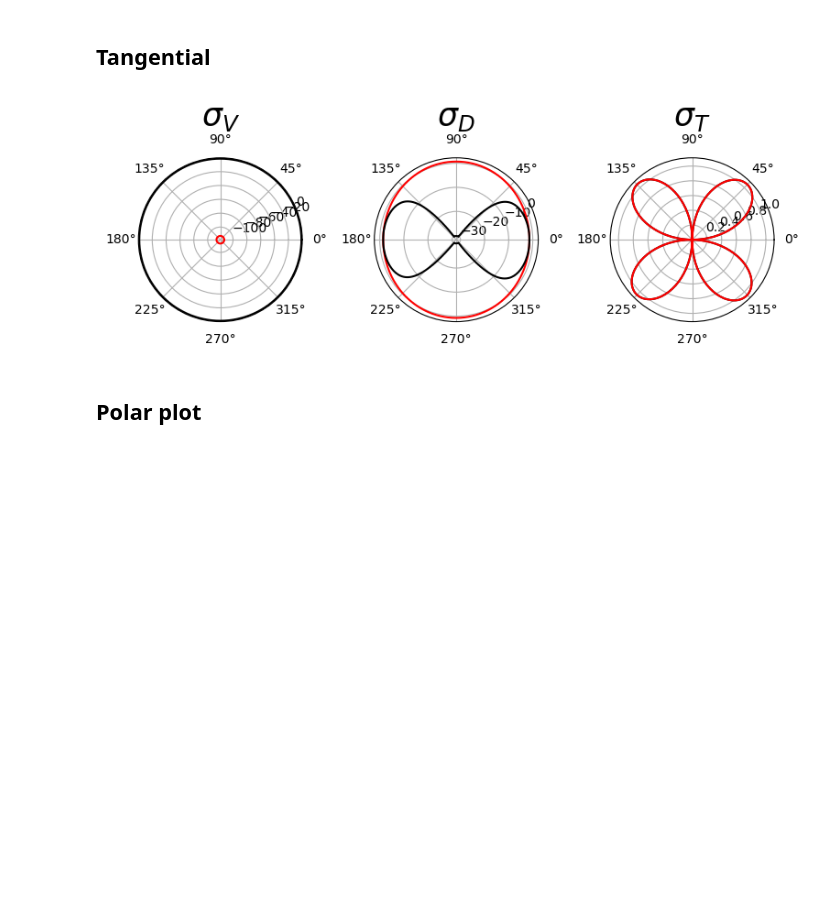
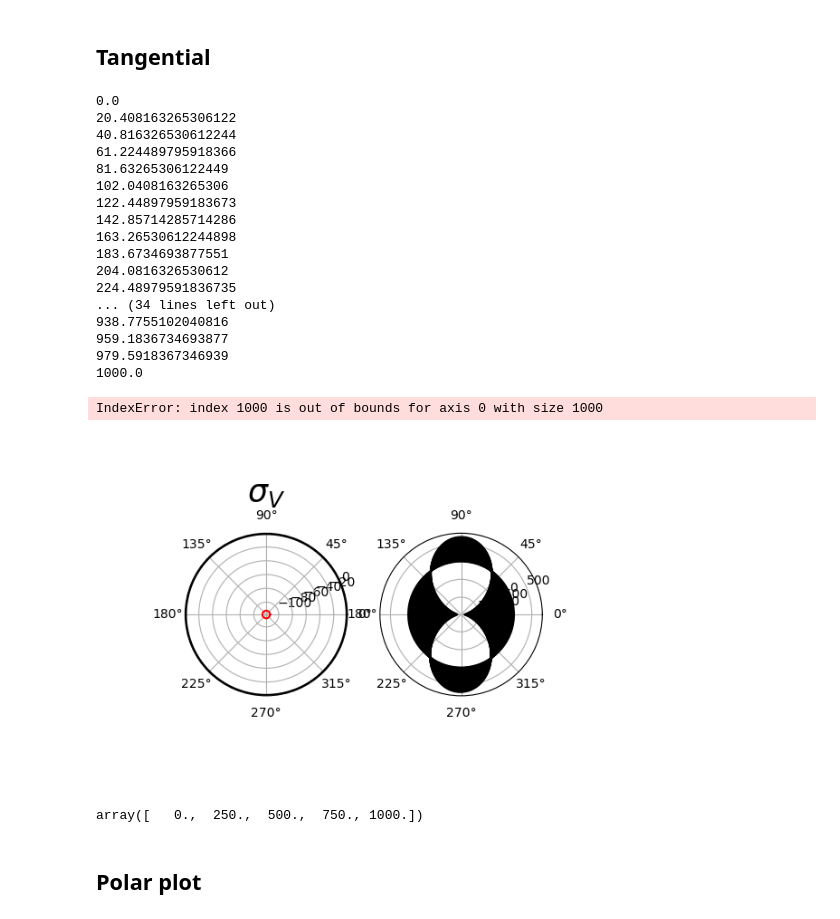
Before and after one commit to maragurue/M7, a Jupyter notebook: Notebooks/19.01.2023.ipynb, the cells around one changed output. Drawn from its saved outputs; the diff is of its cells as text; code cells hidden in the pictures; blank space fills up the shorter version.

```diff
--- a/Notebooks/19.01.2023.ipynb
+++ b/Notebooks/19.01.2023.ipynb
@@ -15,7 +15,7 @@ n_mp = 360
 n_steps = 1000
 delta = np.identity(n_dim)
 # %%
-epsilon_11 = np.linspace(0,-0.0001,n_steps)
+epsilon_11 = np.linspace(0,-0.1,n_steps)
 # %%
 epsilon_ij = np.zeros((len(epsilon_11),n_dim,n_dim))
 # %%
@@ -129,7 +129,7 @@ e_0Nminus=np.zeros(n_mp)
 #loop over each time step
 #c_5_space = np.linspace(0,1,10)
 #for c_5 in c_5_space:
-for j in range(n_steps):
+for j in range(1,n_steps):
     #loop over each microplane
     for i in range(n_mp):
         # predictor for compressive deviatoric stress
@@ -159,6 +159,7 @@ for j in range(n_steps):
 ## Volumetric boundary
 # %%
 s_V = np.zeros_like(e_V)
+e_e = np.zeros_like(e_V)
 s_V_bound = np.zeros_like(e_V)
 k_1= 0.00015
 k_4= 100
@@ -173,8 +174,8 @@ for j in range(1,n_steps):  # NOTE: here you needed to start your simulation for
     for i in range(n_mp):
         s_V_0  = s_V[j-1][i]
         # predictor for compressive volumetric stress
-        e_e = np.max([-s_V_0/E_N_0 ,0])
-        a=(k_5/(1+e_e))*(((epsI-epsII)/k_1)**(c_20))+k_4   # Formula 14  # NOTE: epsI and epsII are scalar values (eigenvalues) that are constant during the whole time step
+        e_e[j][i] = np.max([-s_V_0/E_N_0 ,0])
+        a=(k_5/(1+e_e[j][i]))*(((epsI-epsII)/k_1)**(c_20))+k_4   # Formula 14  # NOTE: epsI and epsII are scalar values (eigenvalues) that are constant during the whole time step
         s_V[j][i] = E_V_0 * e_V[j][i] #s_V[j][i]= s_V_0 + E_V * (e_V[j][i] - e_V[j-1][i])
         s_V_bound[j][i] = -E*k_1*k_3*np.exp(-e_V[j][i]/(k_1*a))     #Formula 13
          # checking if we are crossing the boundary for time step j and microplane i
@@ -206,7 +207,7 @@ c_19 = 1000
 e_0Nplus=np.zeros(n_mp)
 e_0Nminus=np.zeros(n_mp)
 #loop over each time step
-for j in range(n_steps):
+for j in range(1, n_steps):
     #loop over each microplane
     for i in range(n_mp):
         s_N_0 = (e_N[j-1][i]*E_N_0)
@@ -216,11 +217,11 @@ for j in range(n_steps):
             else:
                 E_N[j][i] = E_N_0     #Formula 20
         else:
-            E_N[j][i] = E_N_0*(np.exp((-c_14*np.absolute(e_0Nminus[i]))/(1+c_15*e_e))+c_16*e_e)      #Formula 21 # NOTE: are e_0Nplus and e_0Nminus microplane state variables=? it looks like that, check it. If so, correct it ([j][i])
+            E_N[j][i] = E_N_0*(np.exp((-c_14*np.absolute(e_0Nminus[i]))/(1+c_15*e_e[j][i]))+c_16*e_e[j][i])      #Formula 21 # NOTE: are e_0Nplus and e_0Nminus microplane state variables=? it looks like that, check it. If so, correct it ([j][i])
                                                                                                      # NOTE e_e WRONG. you are taking the last e_e value calculated some other place, CHECK IT. Is it a microplane state variable or from the material point?
         # obtaining normal tensile strain boundary (threshold)
-        bita_1=-c_1 + (c_17)*np.exp(-c_19*(e_e - c_18))     #Formula 23 NOTE : in paper it sayes tensile normal boundary, why did you write compressive??
-        s_N_bound[j][i]=E*k_1*bita_1*np.exp(-(e_N[j][i]-bita_1*c_2*k_1)/(-c_4*e_e*np.sign(e_e)+k_1*c_3))    #Formula 23 # NOTE: here check e_e again!
+        bita_1=-c_1 + (c_17)*np.exp(-c_19*(e_e[j][i] - c_18))     #Formula 23 NOTE : in paper it sayes tensile normal boundary, why did you write compressive??
+        s_N_bound[j][i]=E*k_1*bita_1*np.exp(-(e_N[j][i]-bita_1*c_2*k_1)/(-c_4*e_e[j][i]*np.sign(e_e[j][i])+k_1*c_3))    #Formula 23 # NOTE: here check e_e again!
         # checking if we are crossing the boundary for time step j and microplane i
         # print(s_N[j][i], s_N[j-1][i], E_N, e_N[j][i], e_N[j-1][i])
         s_N[j][i] = s_N[j-1][i] + E_N[j][i] * (e_N[j][i] - e_N[j-1][i])     #Formula 22
@@ -267,40 +268,66 @@ for j in range(1,n_steps):
         else:
             s_T[j][i] = 0.0
 # %%
-#%matplotlib widget
+%matplotlib widget
 s_N_predictor = E_N_0 * e_N
 s_V_predictor = E_V_0 * e_V
 s_D_predictor = E_D_0 * e_D
 s_T_r = E_T_0 * e_T_r
 
 ########SIGMA=V/D twig plot 131 132 133
 
 cm = 1 / 2.54  # centimeters in inches
 plt.figure(figsize=(20*cm, 10*cm))
 rads = np.arange(0, (2 * np.pi), (2 * np.pi) / n_mp)
 plt.subplot(131, projection='polar')
-plt.plot(rads, s_V_predictor[-1, :], 'k')
-plt.plot(rads, s_V[-1, :], 'r')
+plt.plot(rads, s_V_predictor[1, :], 'k')
+plt.plot(rads, s_V[1, :], 'r')
 plt.title(r'$\sigma_V$', fontsize=25)
 plt.tick_params(axis='both', which='major', labelsize=10)
 
 plt.subplot(132, projection='polar')
-plt.plot(rads, s_D_predictor[-1, :], 'r')
-plt.plot(rads, s_D[-1, :], 'k')
+# plt.plot(rads, s_D_predictor[1, :], 'r')
+selected_t_step = np.linspace(0,len(s_D), 50)
+for i in selected_t_step:
+    print(i)
+    # plt.plot(rads, s_D[1, :], 'k')
+    plt.plot(rads, s_D_predictor[int(i), :], 'k')
 plt.title(r'$\sigma_D$', fontsize=25)
 plt.tick_params(axis='both', which='major', labelsize=10)
 
 plt.subplot(133, projection='polar')
 # for i in range(len(s_T)):
-plt.plot(rads, (s_T[-1, :]), 'k')
-plt.plot(rads, np.linalg.norm(s_T_r[-1, :],axis=-1), 'r')
+plt.plot(rads, (s_T[1, :]), 'k')
+plt.plot(rads, np.linalg.norm(s_T_r[1, :],axis=-1), 'r')
 plt.title(r'$\sigma_T$', fontsize=25)
 plt.tick_params(axis='both', which='major', labelsize=10)
 
 
 plt.tight_layout()
 # %% [output]
+0.0
+20.408163265306122
+40.816326530612244
+61.224489795918366
+81.63265306122449
+102.0408163265306
+122.44897959183673
+142.85714285714286
+163.26530612244898
+183.6734693877551
+204.0816326530612
+224.48979591836735
+... (34 lines left out)
+938.7755102040816
+959.1836734693877
+979.5918367346939
+1000.0
+IndexError: index 1000 is out of bounds for axis 0 with size 1000
-[figure, old version]
+[figure, new version]
+# %%
+selected_t_step
+# %% [output]
+array([   0.,  250.,  500.,  750., 1000.])
 # %% [markdown]
 ## Polar plot
 # %%
```
Also changed, not shown: parts of 2 cells of this notebook.
